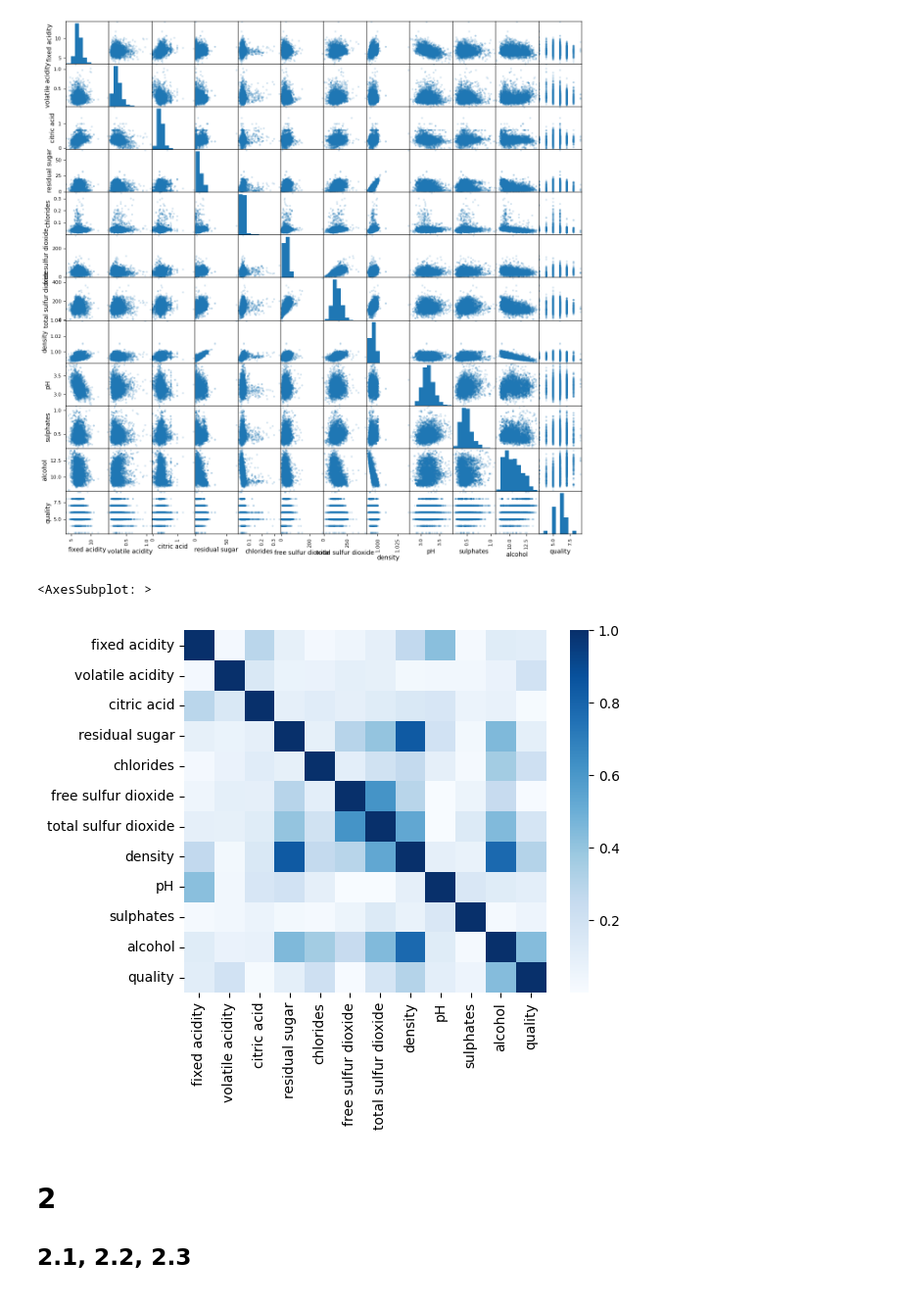
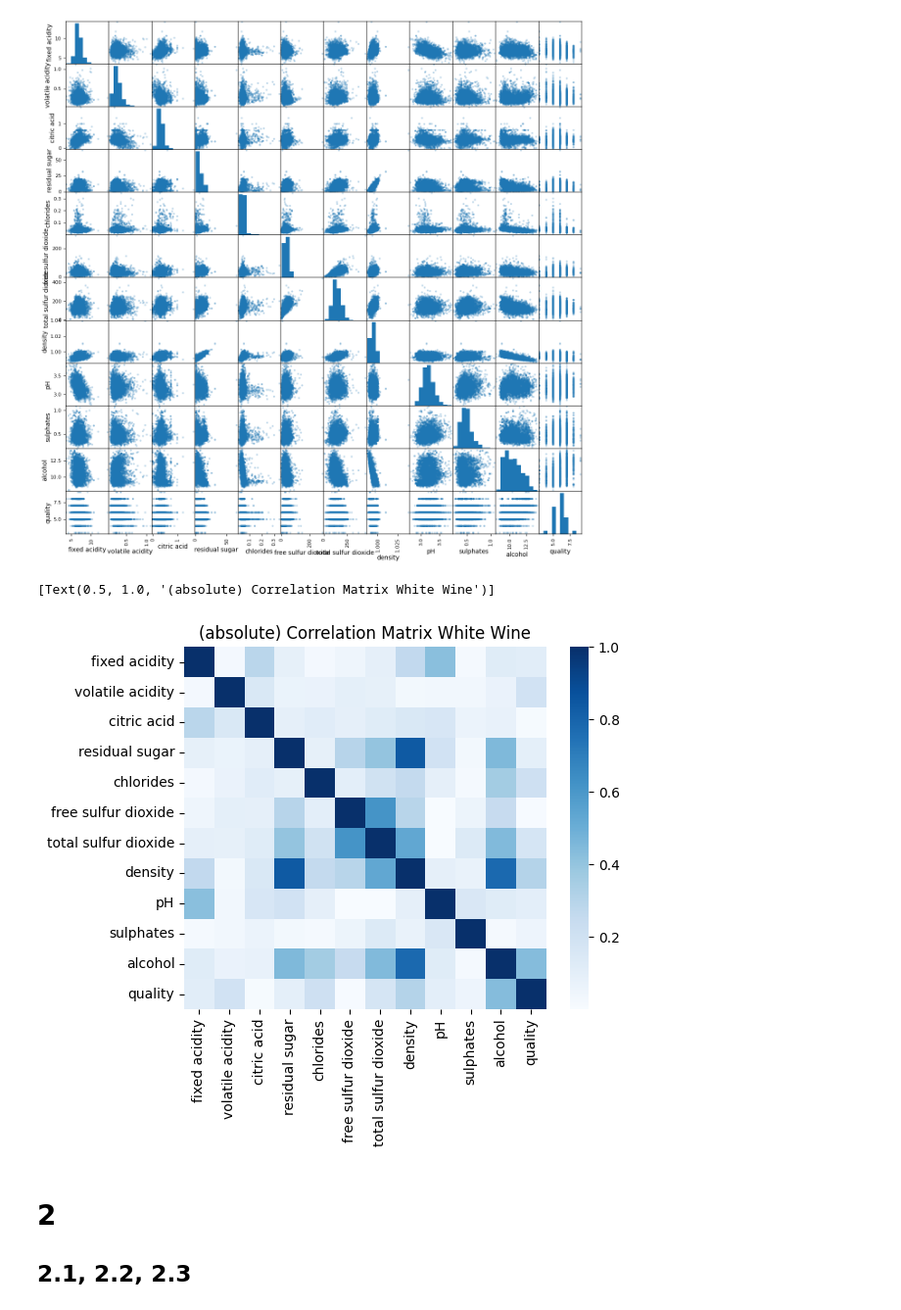
Before and after one commit to ashleyrennnnnn/Assignments-Machine-Learning, a Jupyter notebook: Assignment 1 - Albin.ipynb, the cells around one changed output. Shown at 98% size. Saved outputs shown, nothing was run; the diff lists cells and outputs as text; code cells hidden in the pictures.

Commit message:
Text q3

```diff
--- a/Assignment 1 - Albin.ipynb
+++ b/Assignment 1 - Albin.ipynb
@@ -63,10 +63,10 @@ _ = pd.plotting.scatter_matrix(white_data, figsize=(15, 15), alpha=0.3)
 [figure]
 # %%
 corr_white = abs(white_data.corr())
-sb.heatmap(corr_white, cmap="Blues", square=True)
+sb.heatmap(corr_white, cmap="Blues", square=True).set(title="(absolute) Correlation Matrix White Wine")
 # %% [output]
-<AxesSubplot: >
+[Text(0.5, 1.0, '(absolute) Correlation Matrix White Wine')]
-[figure, old version]
+[figure, new version]
 # %% [markdown]
 # 2
 
```
Also changed, not shown: parts of 8 cells of this notebook.
